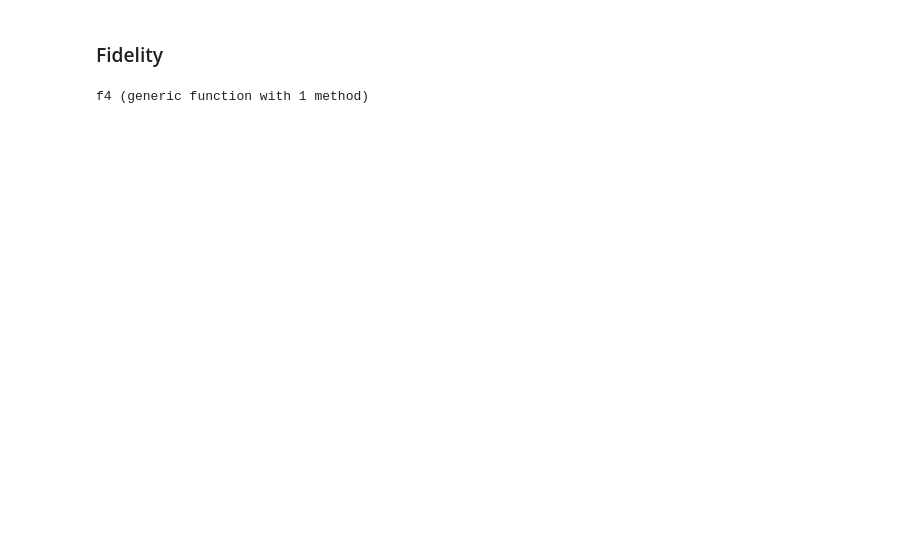
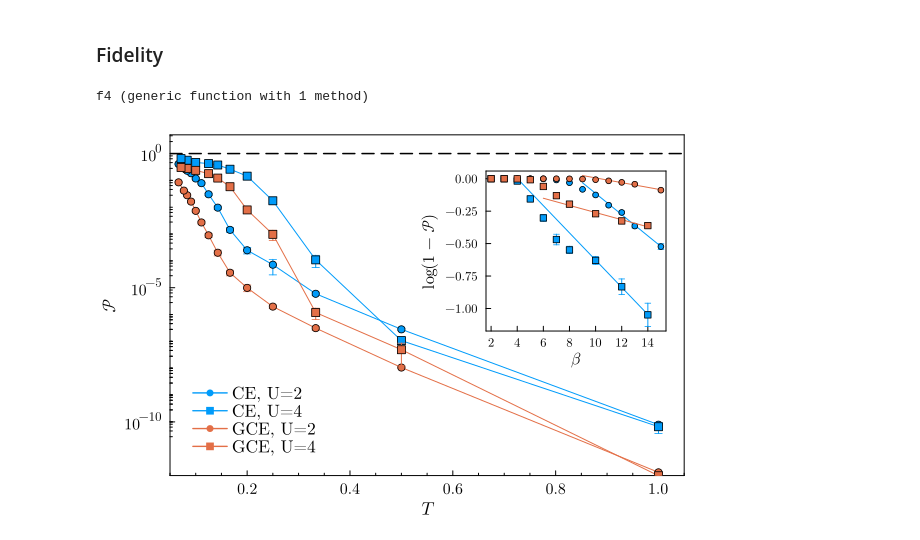
Before and after one commit to DelMaestroGroup/papers-code-CanEnsAFQMC, a Jupyter notebook: src/plot_purity.ipynb, the cells around one changed output. Saved outputs shown, nothing was run; the diff lists cells and outputs as text; code cells hidden in the pictures; blank space fills up the shorter version.

```diff
--- a/src/plot_purity.ipynb
+++ b/src/plot_purity.ipynb
@@ -158,33 +158,37 @@ plot!(
 
 scatter!(
     plt[2], β_U4[2:end], data_ce_U4["logImP_val"][2:end], yerror=data_ce_U4["logImP_err"][2:end],
     label="", marker=(:square, cur_colors[1], 3.2),
     msc = cur_colors[1]
 )
 
 scatter!(
     plt[2], β_U4[2:end], data_ce_U4["logImP_val"][2:end],
     label="", marker=(:square, cur_colors[1], 3.2),
     msc = :black
 )
 
 plot!(
     plt[2],
     f4, β_U4[end-5], β_U4[end],
     lc = cur_colors[2], label=""
 )
 
 scatter!(
     plt[2], β_U4[2:end], data_gce_U4["logImP_val"][2:end], yerror=data_gce_U4["logImP_err"][2:end],
     label="", marker=(:square, cur_colors[2], 3.2),
     msc = cur_colors[2]
 )
 
 scatter!(
     plt[2], β_U4[2:end], data_gce_U4["logImP_val"][2:end],
     label="", marker=(:square, cur_colors[2], 3.2),
     msc = :black
 )
+
+display(MIME"image/png"(), plt)
+# %% [output]
+[figure, added]
 # %%
 savefig("../figures/Purity_Lx6Ly6.pdf")
 savefig("../figures/Purity_Lx6Ly6.svg")
```
Also changed, not shown: parts of 1 cell of this notebook, 6 other files.
